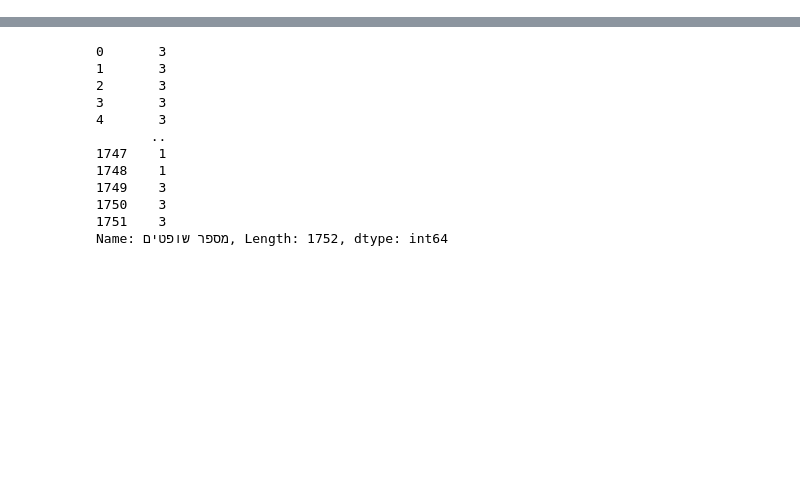
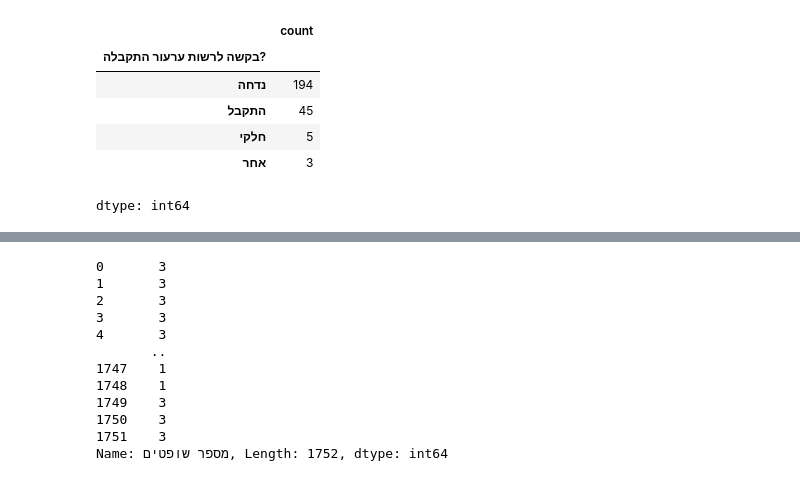
Before and after one commit to noambassat/SupremeCourtClassifier, a Jupyter notebook: 4_explore_and_merge_RAP_AP.ipynb, the cells around one changed output, grey strips where cells are left out. Drawn from its saved outputs; the diff is of its cells as text; code cells hidden in the pictures; blank space fills up the shorter version.

```diff
--- a/4_explore_and_merge_RAP_AP.ipynb
+++ b/4_explore_and_merge_RAP_AP.ipynb
@@ -29,0 +34,3 @@ full_final_df = pd.read_csv('full_final_df_cleaned.csv' )
+# %%
+data_to_add_1 = pd.read_excel('full_data_with_predictions-VETTING.xlsx')
+data_to_add_2 = pd.read_excel('2_full_data_with_predictions V2.xlsx')
@@ -29,0 +42,2 @@ full_final_df = pd.read_csv('full_final_df_cleaned.csv' )
+# %%
+data_to_add_1 = data_to_add_1[(data_to_add_1['רע"פ בקשה אחרת או דלמטה מיוחד'] != 'בקשה אחרת') & (data_to_add_1['רע"פ בקשה אחרת או דלמטה מיוחד'] != 'דלמטה מיוחד')]
@@ -29,0 +61,10 @@ full_final_df = pd.read_csv('full_final_df_cleaned.csv' )
+# %%
+data_to_add_1['בקשה לרשות ערעור התקבלה?'].value_counts()
+# %% [output]
+|  | count |
+| בקשה לרשות ערעור התקבלה? |  |
+| נדחה | 194 |
+| התקבל | 45 |
+| חלקי | 5 |
+| אחר | 3 |
+dtype: int64
```
Also changed, not shown: parts of 12 cells of this notebook.
